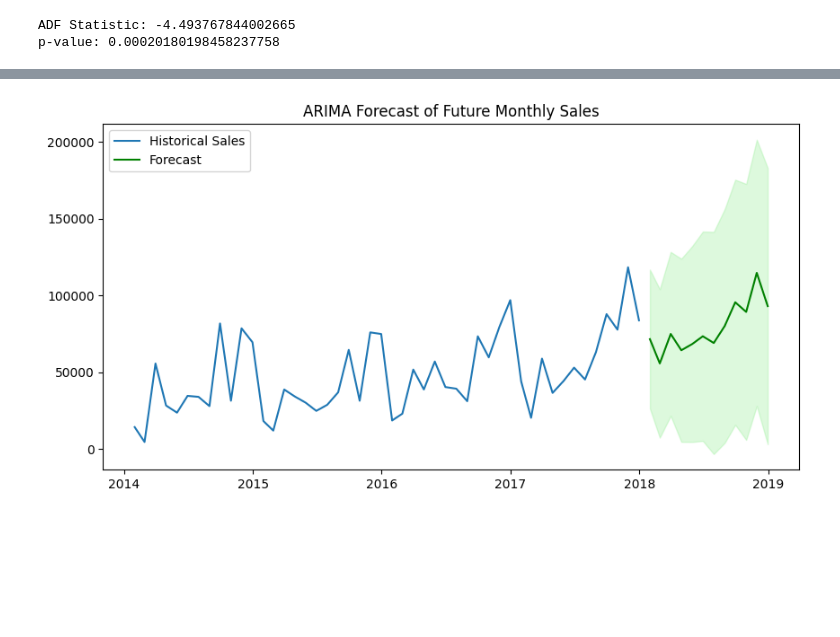
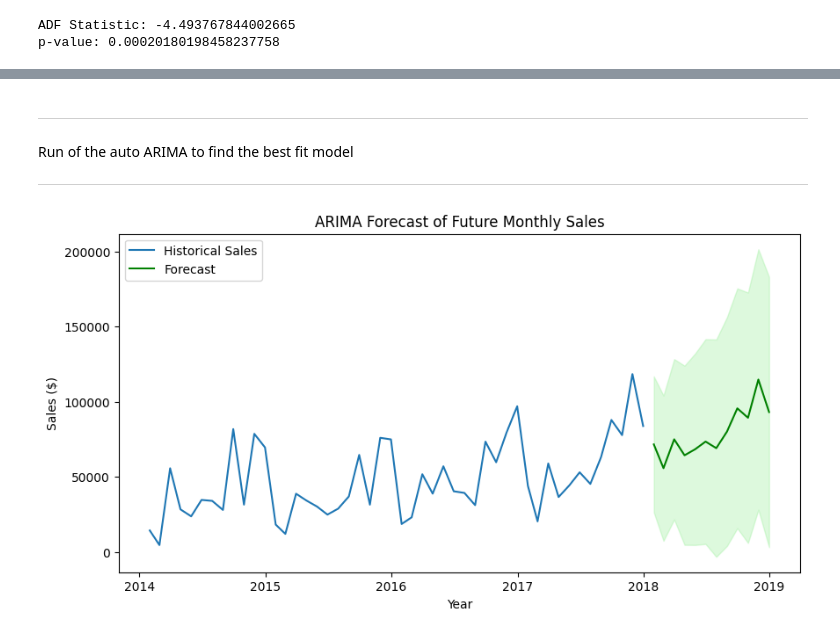
Before and after one commit to KyleNicholls19/StoreDataAnalysis, a Jupyter notebook: StoreAnalysis.ipynb, the cells around one changed output, grey strips where cells are left out. Cells and saved outputs as stored; diff of their text form; code cells hidden in the pictures; blank space fills up the shorter version.

```diff
--- a/StoreAnalysis.ipynb
+++ b/StoreAnalysis.ipynb
@@ -861,15 +850,22 @@ Warnings:
+# %% [markdown]
+---
+Run of the auto ARIMA to find the best fit model
+
+---
 # %%
 forecast, conf_int = model.predict(n_periods=12, return_conf_int=True)
 
 future_dates = pd.date_range(monthly_sales.index[-1] + pd.offsets.MonthBegin(1), periods=12, freq='M')
 forecast_series = pd.Series(forecast, index=future_dates)
 
 plt.figure(figsize=(10, 5))
 plt.plot(monthly_sales, label="Historical Sales")
 plt.plot(forecast_series, label="Forecast", color='green')
 plt.fill_between(future_dates, conf_int[:, 0], conf_int[:, 1], color='lightgreen', alpha=0.3)
 plt.legend()
 plt.title("ARIMA Forecast of Future Monthly Sales")
+plt.xlabel("Year")
+plt.ylabel("Sales ($)")
 plt.show()
 # %% [output]
-[figure, old version]
+[figure, new version]
```
Also changed, not shown: parts of 8 cells of this notebook.
